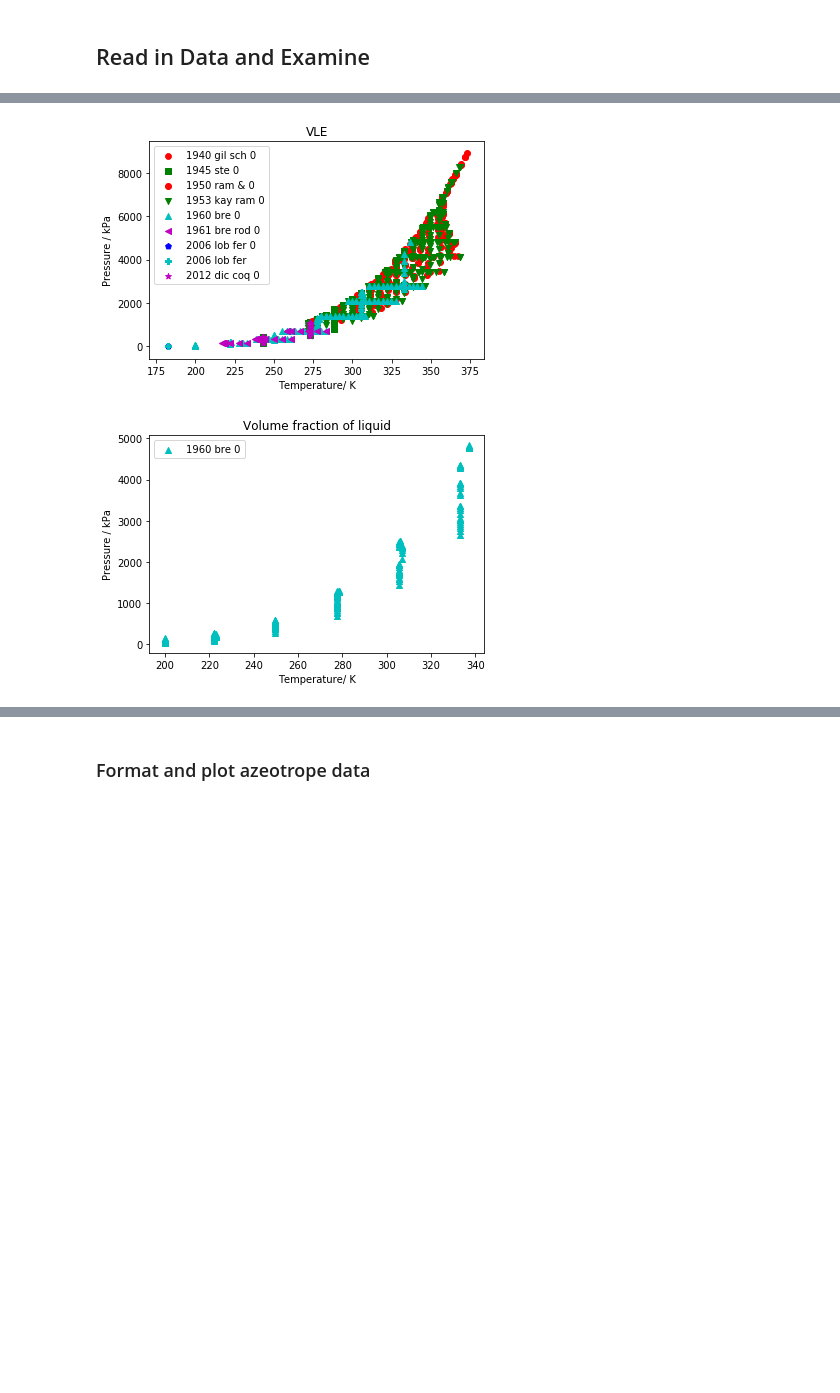
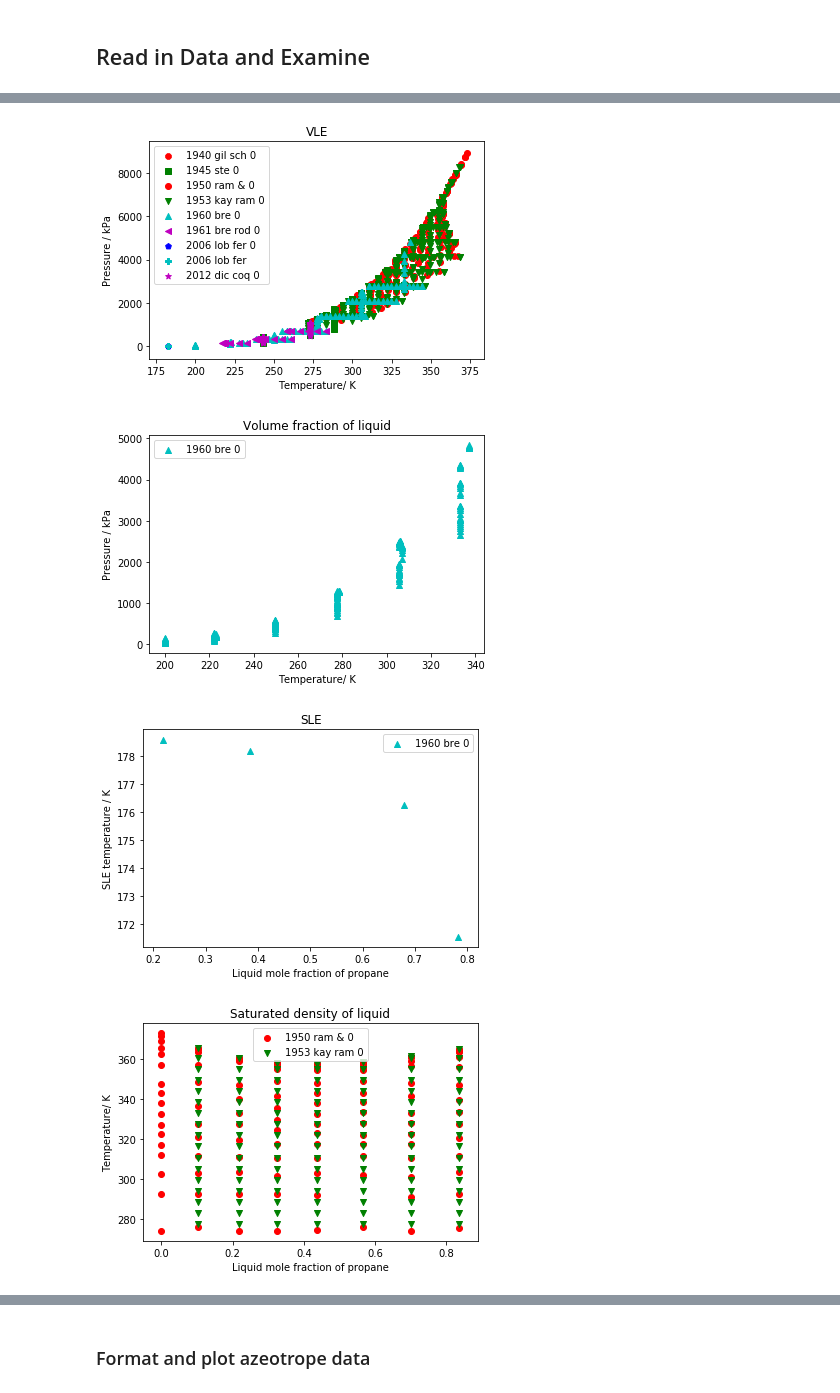
Before and after one commit to usnistgov/PPEPPD2019-data, a Jupyter notebook: EDA.ipynb, the cells around one changed output, grey strips where cells are left out. Saved outputs shown, nothing was run; the diff lists cells and outputs as text; code cells hidden in the pictures; blank space fills up the shorter version.

```diff
--- a/EDA.ipynb
+++ b/EDA.ipynb
@@ -12,3 +15,15 @@ import matplotlib.pyplot as plt
+# %%
+p = '$p$ / kPa'
+T = '$T$ / K'
+xC3 = '$x_{\mathrm{C}_3\mathrm{H}_8}$'  # Here, we've used the notation that x = liquid, y = vapor
+yC3 = '$y_{\mathrm{C}_3\mathrm{H}_8}$'  # This nomenclature is not consistent across disciplines.
+rho = '$\\rho$ / $\mathrm{kg}\\cdot\mathrm{m}^{-3}$'
+Vfrac = '$V_\mathrm{L} / V$'
+
+source = 'Source'
+rejected = 'Rejected?'
+smoothed = 'Smoothed?'
+comment = 'Comment'
 # %% [markdown]
 ## Read in Data and Examine
 # %%
@@ -17,18 +32,20 @@ pdd = {}
 plot_kw = {}
 for name in xl.sheet_names:
     pdd[name] = xl.parse(name,skiprows=2)
+    if 'COMMENT' in pdd[name].columns:
+        pdd[name] = pdd[name].rename(columns={'COMMENT':comment})
     if 'Smoothed data?' in pdd[name].columns:
-        pdd[name] = pdd[name].rename(columns={'Smoothed data?':'Smoothed?'})
+        pdd[name] = pdd[name].rename(columns={'Smoothed data?':smoothed})
     if 'Set' in pdd[name].columns:
-        pdd[name] = pdd[name].rename(columns={'Set':'Rejected?'})
-    for col in ('Smoothed?', 'Rejected?'):
+        pdd[name] = pdd[name].rename(columns={'Set':rejected})
+    for col in (smoothed, rejected):
         if col in pdd[name].columns:
              pdd[name][col] = ~pdd[name][col].isnull();
     print(name)
     print(pdd[name].head())
 
-    for source in pdd[name]['Source']:
-        plot_kw[source] = {}
+    for src in pdd[name][source]:
+        plot_kw[src] = {}
 # %% [output]
 azeotropic P
    #        Source  Rejected?  Smoothed?  Temperature / K  \
@@ -69,37 +86,45 @@ plots = [['azeotropic P', 'Temperature / K', 'Azeotropic pressure/ kPa'],
 def plot_set(df, x=None, y=None, title=None, axes=None):
     if not x:
         x = df.columns[0]
     if not y:
         y = df.columns[1]
 
     if not axes:
         plt.subplots(1,1)
         axes = plt.subplot(1,1,1)
 
-    for src in df['Source'].unique():
-        mask = (df['Source']==src) & (df[x].notnull()) & (df[y].notnull())
-        if 'Rejected?' in df.columns:
-            mask &= ~df['Rejected?'].astype(bool)
+    for src in df[source].unique():
+        mask = (df[source]==src) & (df[x].notnull()) & (df[y].notnull())
+        if rejected in df.columns:
+            mask &= ~df[rejected].astype(bool)
         if len(df[[x,y]][mask]) == 0:
             continue
-        axes.scatter(df[x][mask],
-                     df[y][mask],
-                     **plot_kw[src]
+        if 'marker' in plot_kw[src]:
+            axes.scatter(df[x][mask],
+                         df[y][mask],
+                         **plot_kw[src]
+                    )
+        else:
+            axes.plot(df[x][mask],
+                      df[y][mask],
+                      **plot_kw[src]
                     )
 
     if title:
         axes.set_title(title)
     axes.set_xlabel(x)
     axes.set_ylabel(y)
     axes.legend()
 
 for (title, x, y) in plots:
     plot_set(pdd[title], x, y, title)
 # %% [output]
 [figure]
 [figure]
 [figure]
 [figure]
 [figure]
 [figure]
 [figure]
+[figure, added]
+[figure, added]
```
Also changed, not shown: parts of 16 cells of this notebook.
